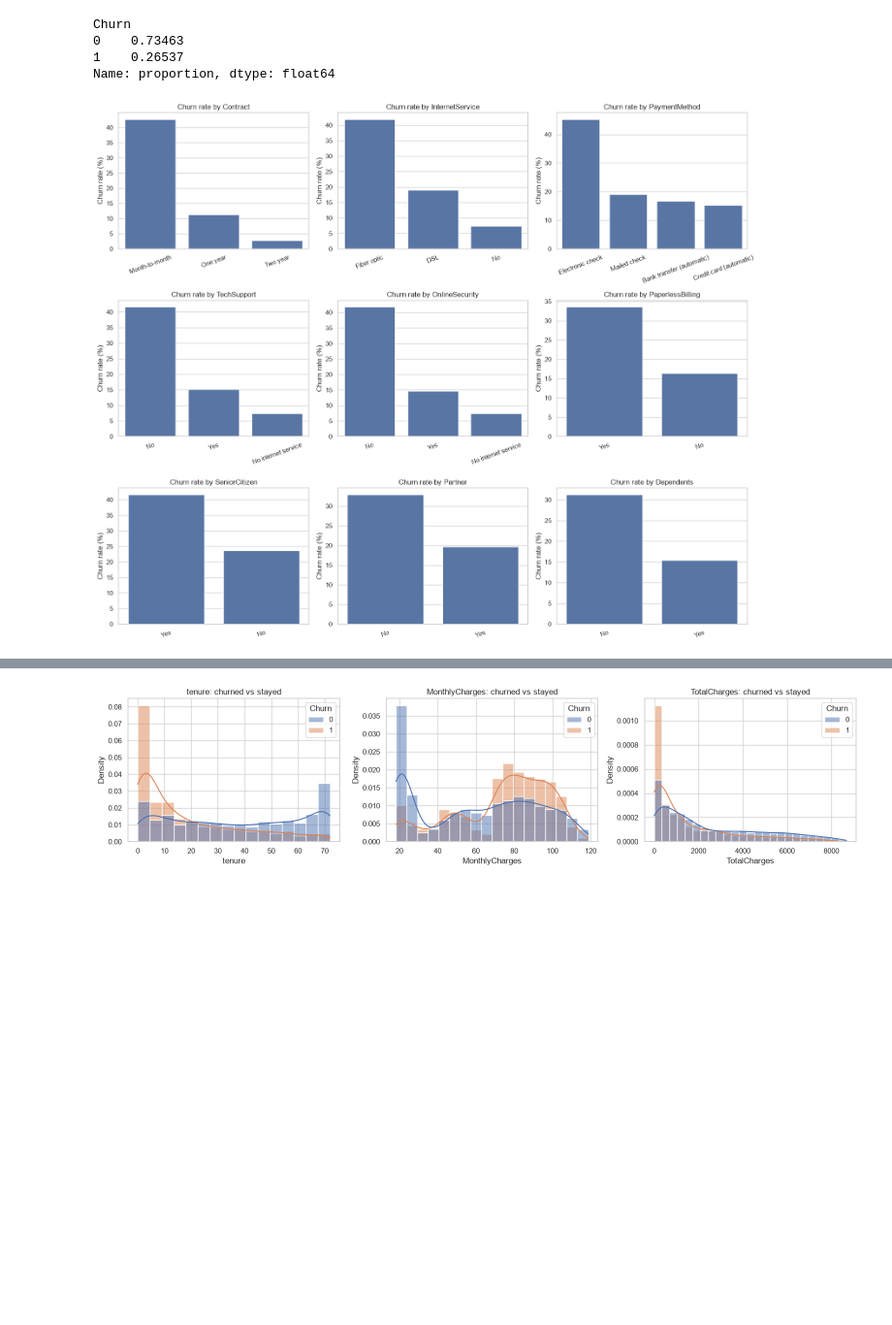
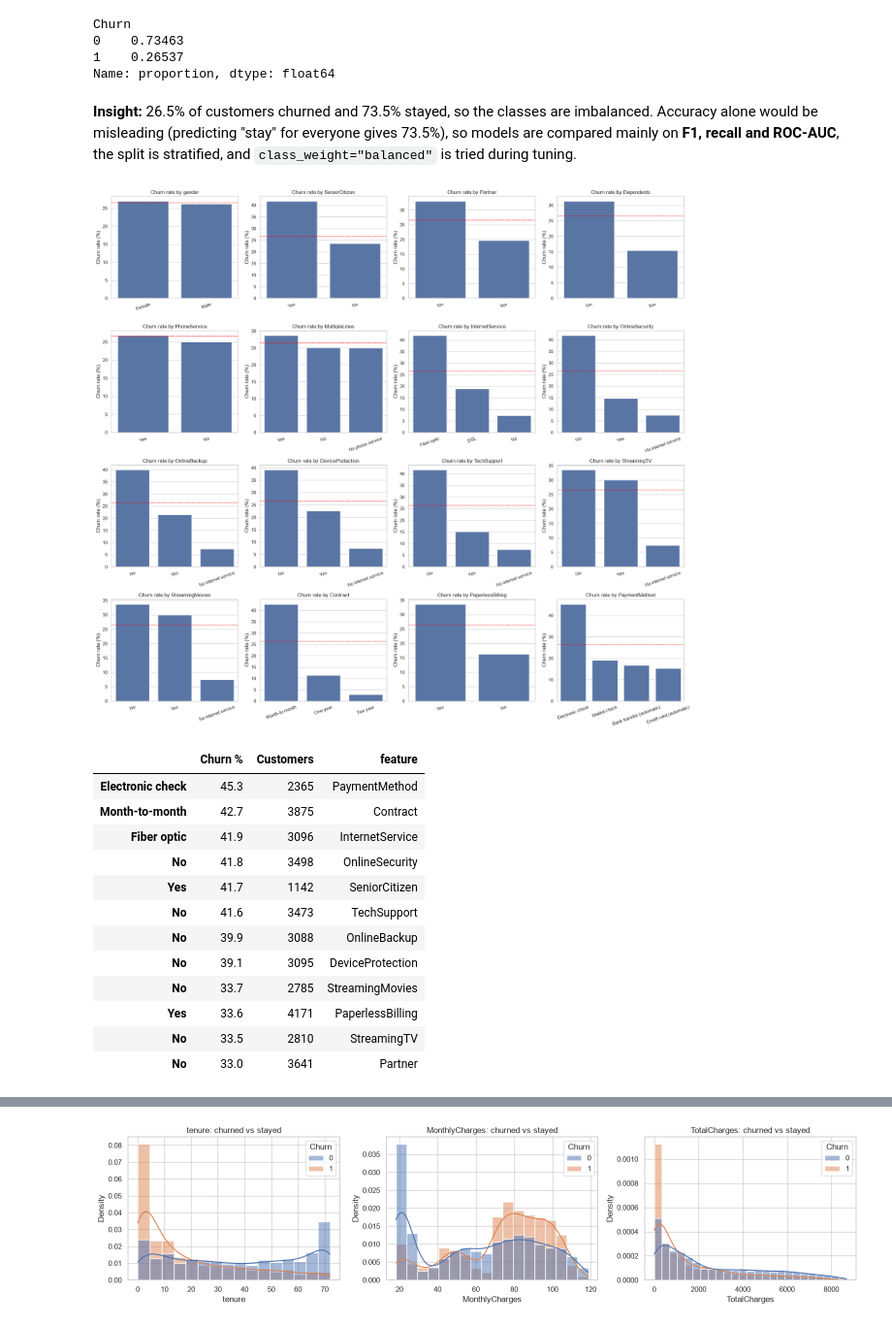
Before and after one commit to YJaruban/CW, a Jupyter notebook: churn.ipynb, the cells around one changed output, grey strips where cells are left out. Shown at 97% size. Drawn from its saved outputs; the diff is of its cells as text; code cells hidden in the pictures; blank space fills up the shorter version.

```diff
--- a/churn.ipynb
+++ b/churn.ipynb
@@ -116,22 +110,42 @@ Churn
 0    0.73463
 1    0.26537
 Name: proportion, dtype: float64
-# %%
-# churn rate by customer type
-cat_cols = ["Contract", "InternetService", "PaymentMethod",
-            "TechSupport", "OnlineSecurity", "PaperlessBilling",
-            "SeniorCitizen", "Partner", "Dependents"]
-
-fig, axes = plt.subplots(3, 3, figsize=(16, 13))
-for ax, col in zip(axes.flat, cat_cols):
-    rate = df.groupby(col)["Churn"].mean().sort_values(ascending=False) * 100
-    sns.barplot(x=rate.index, y=rate.values, ax=ax)
-    ax.set_title(f"Churn rate by {col}")
-    ax.set_ylabel("Churn rate (%)")
-    ax.set_xlabel("")
-    ax.tick_params(axis="x", rotation=20)
-plt.tight_layout()
-plt.savefig("figures/02_churn_by_category.png", dpi=150, bbox_inches="tight")
-plt.show()
-# %% [output]
-[figure, removed]
+# %% [markdown]
+**Insight:** 26.5% of customers churned and 73.5% stayed, so the classes are imbalanced. Accuracy alone would be misleading (predicting "stay" for everyone gives 73.5%), so models are compared mainly on **F1, recall and ROC-AUC**, the split is stratified, and `class_weight="balanced"` is tried during tuning.
+# %%
+# churn rate for every categorical column
+cat_eda = df.select_dtypes(exclude="number").columns
+
+fig, axes = plt.subplots(4, 4, figsize=(20, 18))
+for ax, col in zip(axes.flat, cat_eda):
+    rate = df.groupby(col)["Churn"].mean().sort_values(ascending=False) * 100
+    sns.barplot(x=rate.index, y=rate.values, ax=ax)
+    ax.axhline(df["Churn"].mean() * 100, color="red", linestyle="--", linewidth=1)
+    ax.set_title(f"Churn rate by {col}")
+    ax.set_ylabel("Churn rate (%)")
+    ax.set_xlabel("")
+    ax.tick_params(axis="x", rotation=20)
+plt.tight_layout()
+plt.savefig("figures/02_churn_by_category.png", dpi=150, bbox_inches="tight")
+plt.show()
+
+# churn rate per category, highest first
+summary = pd.concat(
+    [df.groupby(c)["Churn"].agg(["mean", "size"]).assign(feature=c) for c in cat_eda])
+summary["mean"] = (summary["mean"] * 100).round(1)
+summary.rename(columns={"mean": "Churn %", "size": "Customers"}).sort_values("Churn %", ascending=False).head(12)
+# %% [output]
+[figure, added]
+|  | Churn % | Customers | feature |
+| Electronic check | 45.3 | 2365 | PaymentMethod |
+| Month-to-month | 42.7 | 3875 | Contract |
+| Fiber optic | 41.9 | 3096 | InternetService |
+| No | 41.8 | 3498 | OnlineSecurity |
+| Yes | 41.7 | 1142 | SeniorCitizen |
+| No | 41.6 | 3473 | TechSupport |
+| No | 39.9 | 3088 | OnlineBackup |
+| No | 39.1 | 3095 | DeviceProtection |
+| No | 33.7 | 2785 | StreamingMovies |
+| Yes | 33.6 | 4171 | PaperlessBilling |
+| No | 33.5 | 2810 | StreamingTV |
+| No | 33.0 | 3641 | Partner |
```
Also changed, not shown: parts of 23 cells of this notebook, 4 other files.
